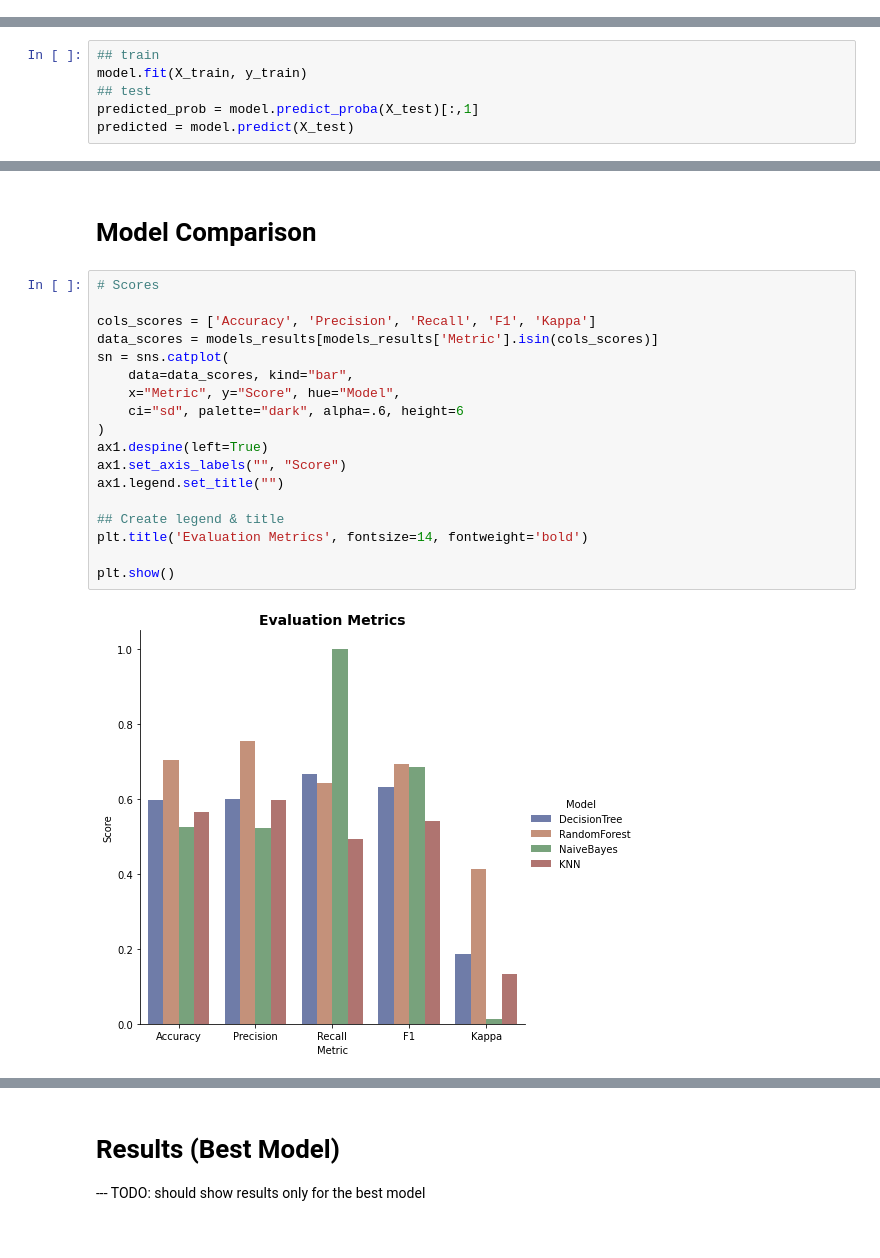
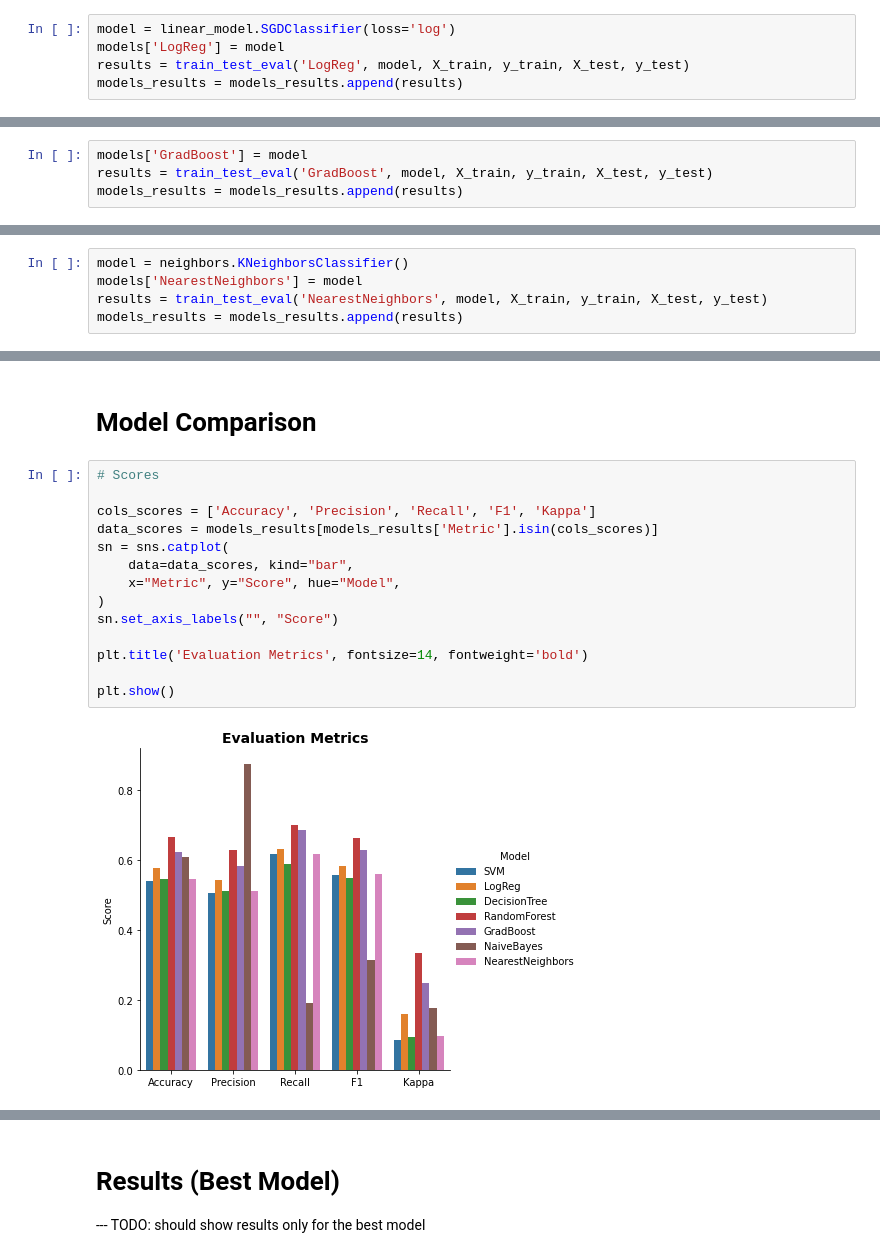
Before and after one commit to miriamdb/eeg_data_science, a Jupyter notebook: model/modeling.ipynb, the cells around one changed output, grey strips where cells are left out. Cells and saved outputs as stored; diff of their text form.

Commit message:
updated models and code

```diff
--- a/model/modeling.ipynb
+++ b/model/modeling.ipynb
@@ -266,0 +239,5 @@ Results
+# %%
+model = linear_model.SGDClassifier(loss='log')
+models['LogReg'] = model
+results = train_test_eval('LogReg', model, X_train, y_train, X_test, y_test)
+models_results = models_results.append(results)
@@ -418,6 +401,0 @@ plt.show()
-# %%
-## train
-model.fit(X_train, y_train)
-## test
-predicted_prob = model.predict_proba(X_test)[:,1]
-predicted = model.predict(X_test)
@@ -451,0 +402,4 @@ weighted avg       0.69      0.69      0.69       156
+# %%
+models['GradBoost'] = model
+results = train_test_eval('GradBoost', model, X_train, y_train, X_test, y_test)
+models_results = models_results.append(results)
@@ -451,0 +450,5 @@ weighted avg       0.69      0.69      0.69       156
+# %%
+model = neighbors.KNeighborsClassifier()
+models['NearestNeighbors'] = model
+results = train_test_eval('NearestNeighbors', model, X_train, y_train, X_test, y_test)
+models_results = models_results.append(results)
@@ -454,23 +473,19 @@ weighted avg       0.69      0.69      0.69       156
 # %%
 # Scores
 
 cols_scores = ['Accuracy', 'Precision', 'Recall', 'F1', 'Kappa']
 data_scores = models_results[models_results['Metric'].isin(cols_scores)]
 sn = sns.catplot(
     data=data_scores, kind="bar",
     x="Metric", y="Score", hue="Model",
-    ci="sd", palette="dark", alpha=.6, height=6
 )
-ax1.despine(left=True)
-ax1.set_axis_labels("", "Score")
-ax1.legend.set_title("")
+sn.set_axis_labels("", "Score")
 
-## Create legend & title
 plt.title('Evaluation Metrics', fontsize=14, fontweight='bold')
 
 plt.show()
 # %% [output]
-[figure, old version]
+[figure, new version]
 # %%
 # ROCs
 
```
Also changed, not shown: parts of 39 cells of this notebook.
